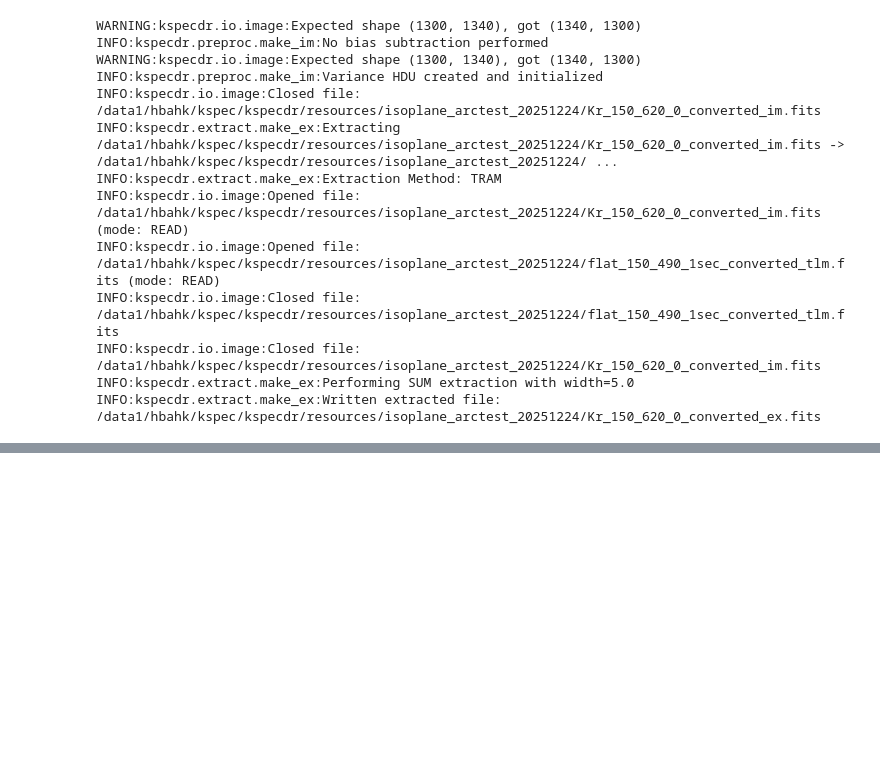
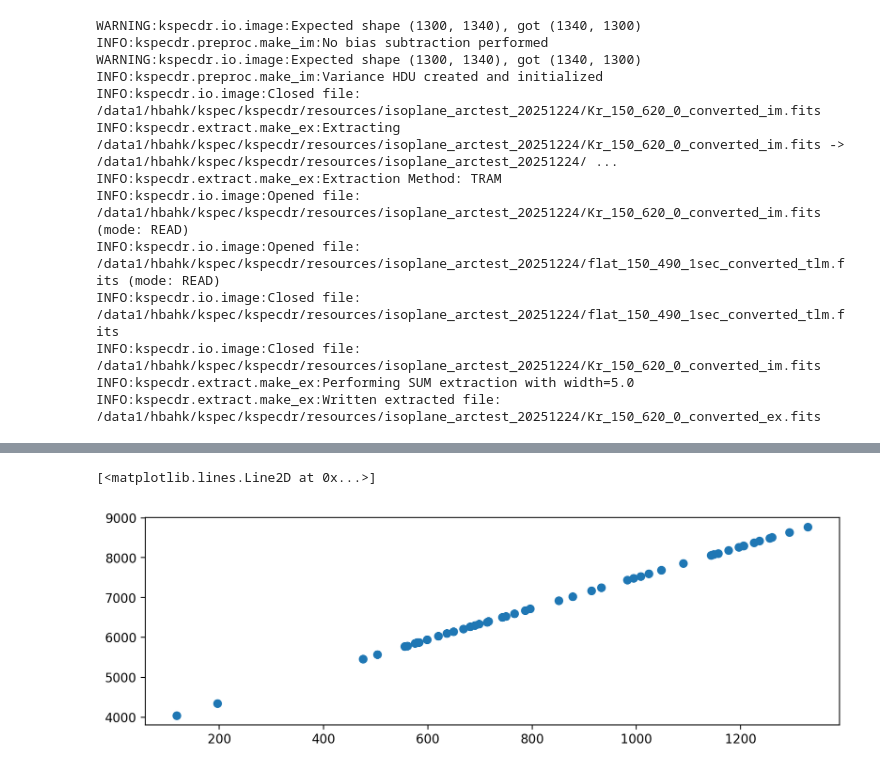
Before and after one commit to hbahk/kspecdr, a Jupyter notebook: notebooks/test_arc_20251224.ipynb, the cells around one changed output, grey strips where cells are left out. Cells and saved outputs as stored; diff of their text form; code cells hidden in the pictures; blank space fills up the shorter version.

```diff
--- a/notebooks/test_arc_20251224.ipynb
+++ b/notebooks/test_arc_20251224.ipynb
@@ -552,6 +551,9 @@ fig.show()
 # %%
 user_hg = [3650.20, 3654.80, 3663.30, 4044.40, 4046.60, 4077.80, 4339.20, 4347.50, 4358.40, 5460.70, 5769.60, 5790.70]
 user_ar = [7272.90, 7372.10, 7384.00, 7503.90, 7514.60, 7635.1, 7948.2, 8006.20, 8014.80, 8103.70, 8115.30, 8264.5,]
+# %%
+user_pks_hg = [118.34, 196.35, 475.19, 555.1, 560.34, ]
+user_atl_hg = [4045., 4347.5, 5460.7, 5769.6, 5790.7, ]
 # %%
 from rascal.calibrator import Calibrator
 
@@ -835,3 +914,6 @@ No.    Name      Ver    Type      Cards   Dimensions   Format
+# %%
+user_pks_ne = [574.99, 583.19, 598.43, 620.13, 636.23, 649.42, 668.10, 680.73, 690.52, 698.49, 713.96, 716.34, 742.34, 749.72, 766.00, 786.37, 796.28, 851.03, 877.53, 913.87, 932.42, 982.40, 994.99, 1007.96, 1148.79, 1205.57, 1225.64, 1235.91, 1256.11, 1293.78]
+user_atl_ne = [5852.5, 5881.9, 5944.8, 6030.0, 6096.2, 6143.1, 6217.3, 6266.5, 6304.8, 6334.4, 6383.0, 6402.3, 6506.5, 6532.9, 6599.0, 6678.3, 6717.0, 6929.5, 7024.1, 7173.9, 7245.2, 7438.9, 7488.9, 7535.80, 8082.50, 8300.30, 8377.60, 8418.40, 8495.40, 8634.65]
 # %%
 fpath = TESTDIR / r"Kr_150_620_0.fits"
 hdul = fits.open(fpath)
@@ -945,0 +1127,13 @@ No.    Name      Ver    Type      Cards   Dimensions   Format
+# %%
+user_pks_kr = [502.74, 579.51, 1024.09, 1047.66, 1089.97, 1143.00, 1156.57, 1176.94, 1196.30, 1204.94, 1259.73, 1329.28,]
+user_atl_kr = [5570.3, 5870.9, 7601.50, 7685.20, 7854.80, 8059.50, 8104.40, 8190.10, 8263.20, 8298.10, 8508.90, 8776.70,]
+# %%
+user_pks = np.array(user_pks_kr + user_pks_ne + user_pks_hg)
+user_atl = np.array(user_atl_kr + user_atl_ne + user_atl_hg)
+
+fig = plt.figure(figsize=(10, 3))
+ax = fig.add_subplot(111)
+ax.plot(user_pks, user_atl, label="User", marker="o", ls="")
+# %% [output]
+[<matplotlib.lines.Line2D at 0x...>]
+[figure, added]
```
Also changed, not shown: parts of 22 cells of this notebook, 5 other files.
